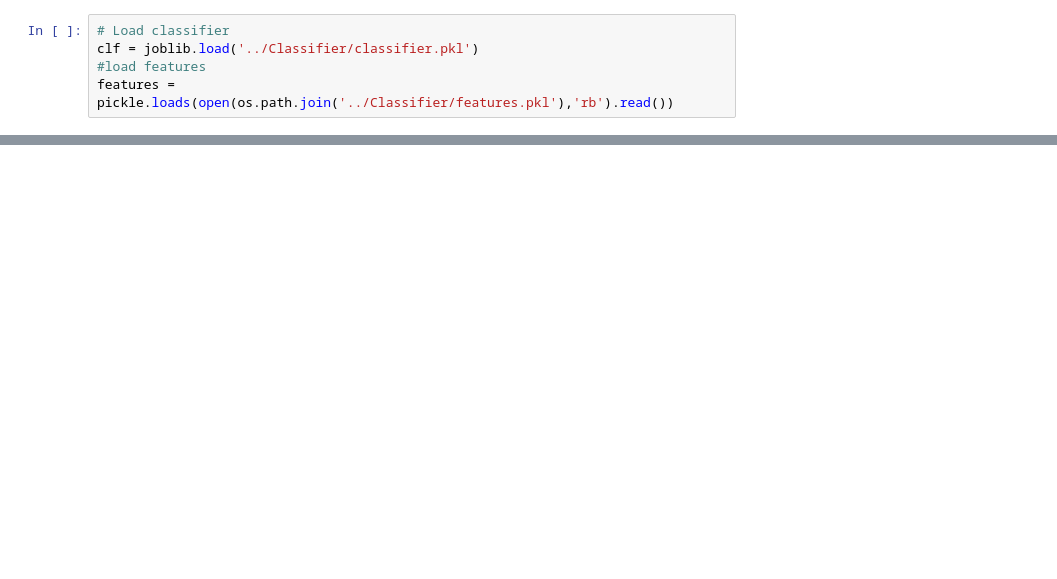
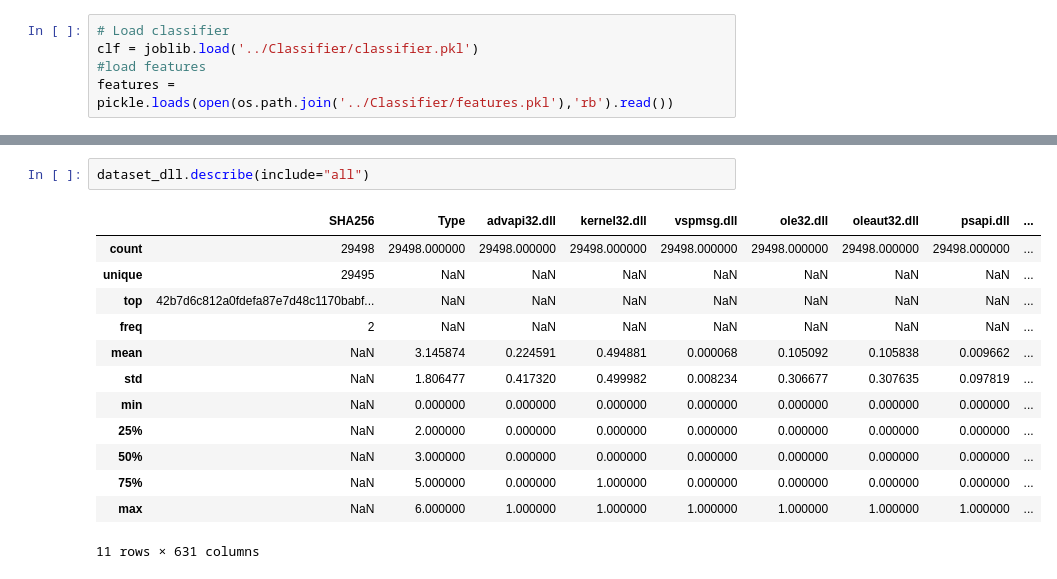
Before and after one commit to Reloul/IDS_PFE, a Jupyter notebook: AI_Model/malware_detec.ipynb, the cells around one changed output, grey strips where cells are left out. Drawn from its saved outputs; the diff is of its cells as text; blank space fills up the shorter version.

```diff
--- a/AI_Model/malware_detec.ipynb
+++ b/AI_Model/malware_detec.ipynb
@@ -177,0 +242,16 @@ features = pickle.loads(open(os.path.join('../Classifier/features.pkl'),'rb').re
+# %%
+dataset_dll.describe(include="all")
+# %% [output]
+|  | SHA256 | Type | advapi32.dll | kernel32.dll | vspmsg.dll | ole32.dll | oleaut32.dll | psapi.dll | ... |
+| count | 29498 | 29498.000000 | 29498.000000 | 29498.000000 | 29498.000000 | 29498.000000 | 29498.000000 | 29498.000000 | ... |
+| unique | 29495 | NaN | NaN | NaN | NaN | NaN | NaN | NaN | ... |
+| top | 42b7d6c812a0fdefa87e7d48c1170babf... | NaN | NaN | NaN | NaN | NaN | NaN | NaN | ... |
+| freq | 2 | NaN | NaN | NaN | NaN | NaN | NaN | NaN | ... |
+| mean | NaN | 3.145874 | 0.224591 | 0.494881 | 0.000068 | 0.105092 | 0.105838 | 0.009662 | ... |
+| std | NaN | 1.806477 | 0.417320 | 0.499982 | 0.008234 | 0.306677 | 0.307635 | 0.097819 | ... |
+| min | NaN | 0.000000 | 0.000000 | 0.000000 | 0.000000 | 0.000000 | 0.000000 | 0.000000 | ... |
+| 25% | NaN | 2.000000 | 0.000000 | 0.000000 | 0.000000 | 0.000000 | 0.000000 | 0.000000 | ... |
+| 50% | NaN | 3.000000 | 0.000000 | 0.000000 | 0.000000 | 0.000000 | 0.000000 | 0.000000 | ... |
+| 75% | NaN | 5.000000 | 0.000000 | 1.000000 | 0.000000 | 0.000000 | 0.000000 | 0.000000 | ... |
+| max | NaN | 6.000000 | 1.000000 | 1.000000 | 1.000000 | 1.000000 | 1.000000 | 1.000000 | ... |
+11 rows × 631 columns
```
Also changed, not shown: parts of 41 cells of this notebook, 7 other files.
